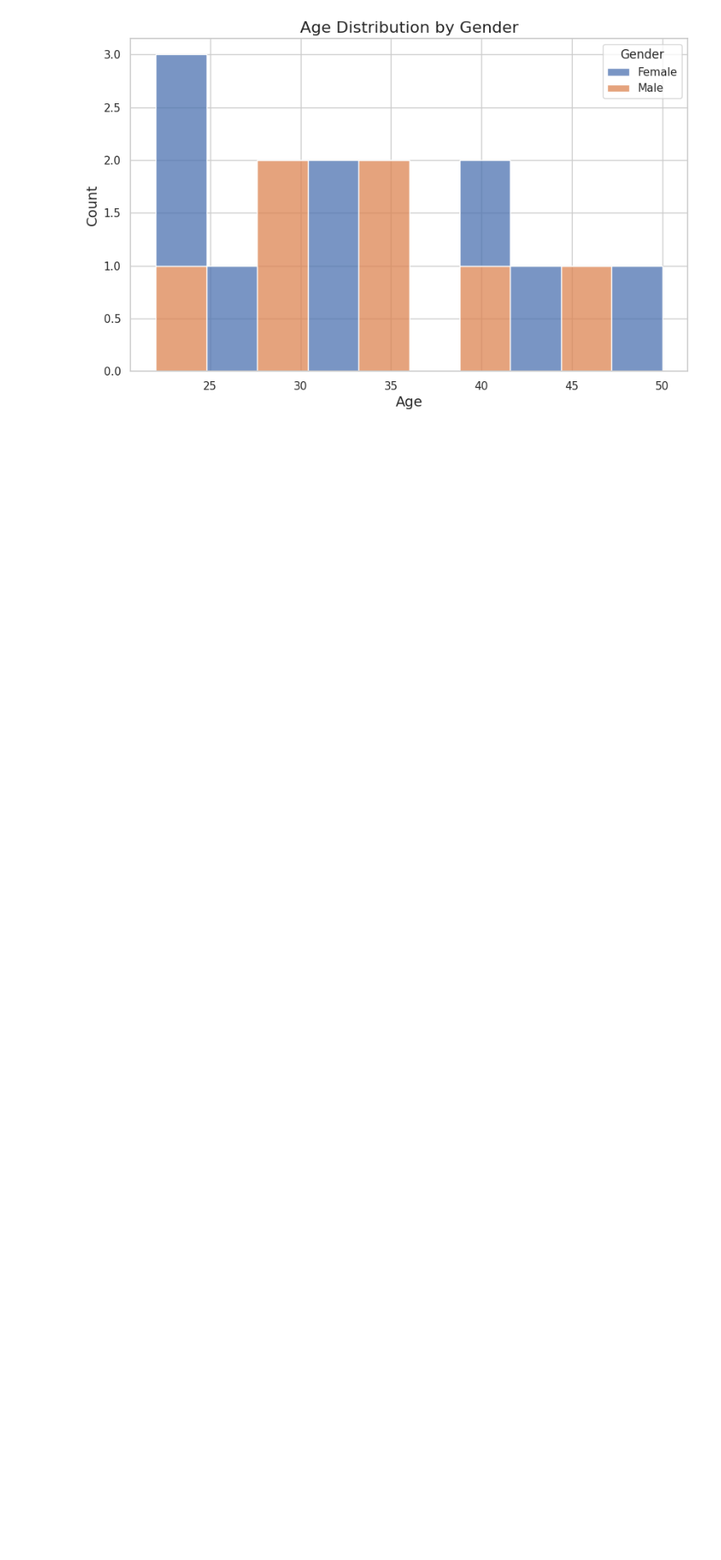
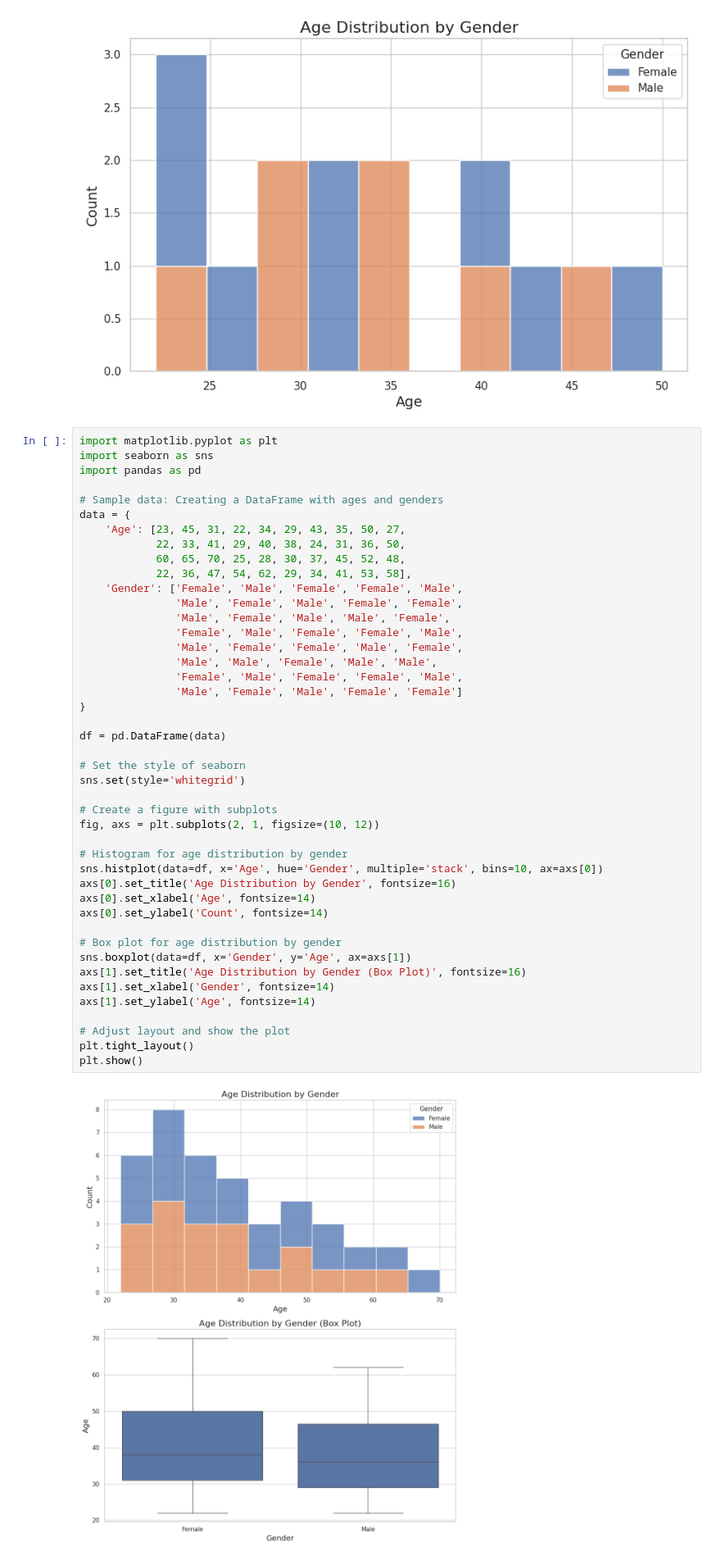
Before and after one commit to HarshithaMalladi/PRODIGY_DS_01, a Jupyter notebook: task_1.ipynb, the cells around one changed output. Shown at 82% size. Drawn from its saved outputs; the diff is of its cells as text; blank space fills up the shorter version.

```diff
--- a/task_1.ipynb
+++ b/task_1.ipynb
@@ -33,3 +33,49 @@ plt.ylabel('Count', fontsize=14)
 plt.show()
 # %% [output]
 [figure]
+# %%
+import matplotlib.pyplot as plt
+import seaborn as sns
+import pandas as pd
+
+# Sample data: Creating a DataFrame with ages and genders
+data = {
+    'Age': [23, 45, 31, 22, 34, 29, 43, 35, 50, 27,
+            22, 33, 41, 29, 40, 38, 24, 31, 36, 50,
+            60, 65, 70, 25, 28, 30, 37, 45, 52, 48,
+            22, 36, 47, 54, 62, 29, 34, 41, 53, 58],
+    'Gender': ['Female', 'Male', 'Female', 'Female', 'Male',
+               'Male', 'Female', 'Male', 'Female', 'Female',
+               'Male', 'Female', 'Male', 'Male', 'Female',
+               'Female', 'Male', 'Female', 'Female', 'Male',
+               'Male', 'Female', 'Female', 'Male', 'Female',
+               'Male', 'Male', 'Female', 'Male', 'Male',
+               'Female', 'Male', 'Female', 'Female', 'Male',
+               'Male', 'Female', 'Male', 'Female', 'Female']
+}
+
+df = pd.DataFrame(data)
+
+# Set the style of seaborn
+sns.set(style='whitegrid')
+
+# Create a figure with subplots
+fig, axs = plt.subplots(2, 1, figsize=(10, 12))
+
+# Histogram for age distribution by gender
+sns.histplot(data=df, x='Age', hue='Gender', multiple='stack', bins=10, ax=axs[0])
+axs[0].set_title('Age Distribution by Gender', fontsize=16)
+axs[0].set_xlabel('Age', fontsize=14)
+axs[0].set_ylabel('Count', fontsize=14)
+
+# Box plot for age distribution by gender
+sns.boxplot(data=df, x='Gender', y='Age', ax=axs[1])
+axs[1].set_title('Age Distribution by Gender (Box Plot)', fontsize=16)
+axs[1].set_xlabel('Gender', fontsize=14)
+axs[1].set_ylabel('Age', fontsize=14)
+
+# Adjust layout and show the plot
+plt.tight_layout()
+plt.show()
+# %% [output]
+[figure, added]
```
